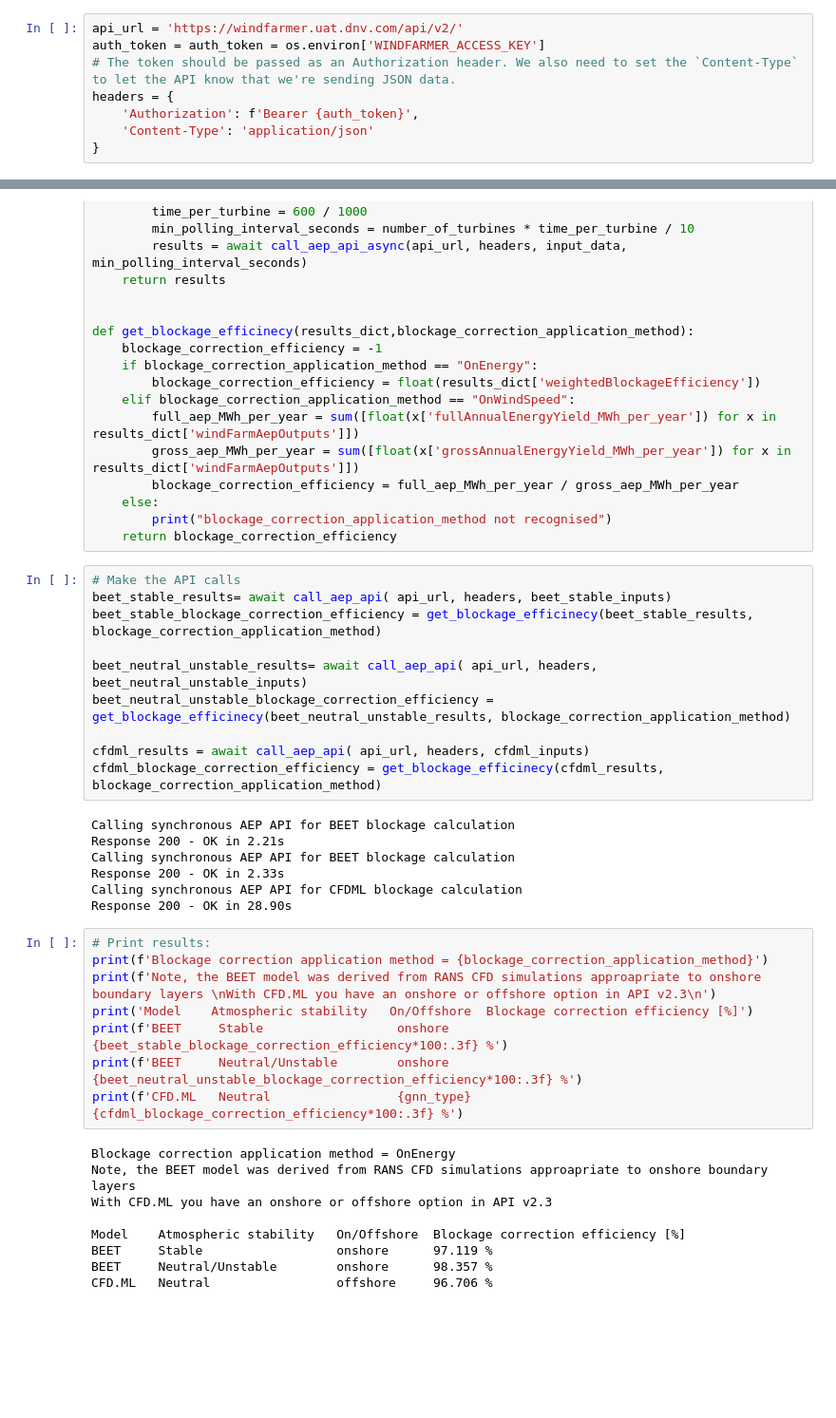
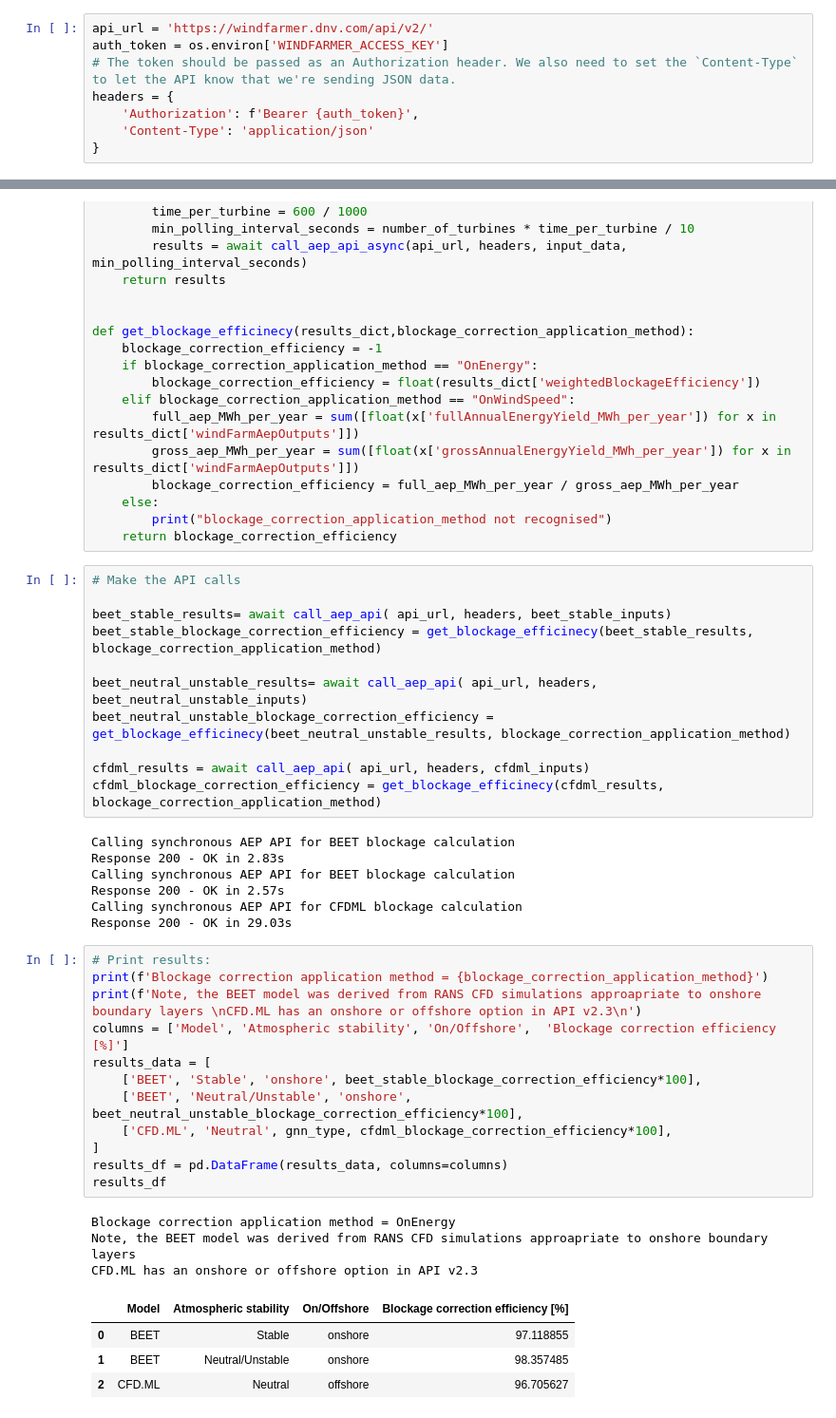
Before and after one commit to dnv-opensource/WindFarmer-automation, a Jupyter notebook: Examples/WebApi/BlockageCorrectionCFDML/cfdml_blockage_calculator.ipynb, the cells around one changed output, grey strips where cells are left out. Shown: that part at 95% size. Saved outputs shown, nothing was run; the diff lists cells and outputs as text; blank space fills up the shorter version.

```diff
--- a/Examples/WebApi/BlockageCorrectionCFDML/cfdml_blockage_calculator.ipynb
+++ b/Examples/WebApi/BlockageCorrectionCFDML/cfdml_blockage_calculator.ipynb
@@ -25,8 +31,8 @@ blockage_correction_application_method = "OnEnergy" #  "OnEnergy" / "OnWindSpeed
 To access the API you need a authorization token.
 This should be kept secure - and not added to source control, so I'm getting it from an environment variable. See setup instructions for saving your access key as an environment variable documented [here.](https://myworkspace.dnv.com/download/public/renewables/windfarmer/manuals/latest/WebAPI/Introduction/gettingStarted.html)
 # %%
-api_url = 'https://windfarmer.uat.dnv.com/api/v2/'
-auth_token = auth_token = os.environ['WINDFARMER_ACCESS_KEY']
+api_url = 'https://windfarmer.dnv.com/api/v2/'
+auth_token = os.environ['WINDFARMER_ACCESS_KEY']
 # The token should be passed as an Authorization header. We also need to set the `Content-Type` to let the API know that we're sending JSON data.
 headers = {
     'Authorization': f'Bearer {auth_token}',
@@ -177,6 +183,7 @@ def get_blockage_efficinecy(results_dict,blockage_correction_application_method)
     return blockage_correction_efficiency
 # %%
 # Make the API calls
+
 beet_stable_results= await call_aep_api( api_url, headers, beet_stable_inputs)
 beet_stable_blockage_correction_efficiency = get_blockage_efficinecy(beet_stable_results, blockage_correction_application_method)
 
@@ -187,25 +194,28 @@ cfdml_results = await call_aep_api( api_url, headers, cfdml_inputs)
 cfdml_blockage_correction_efficiency = get_blockage_efficinecy(cfdml_results, blockage_correction_application_method)
 # %% [output]
 Calling synchronous AEP API for BEET blockage calculation
-Response 200 - OK in 2.21s
+Response 200 - OK in 2.83s
 Calling synchronous AEP API for BEET blockage calculation
-Response 200 - OK in 2.33s
+Response 200 - OK in 2.57s
 Calling synchronous AEP API for CFDML blockage calculation
-Response 200 - OK in 28.90s
+Response 200 - OK in 29.03s
 # %%
 # Print results:
 print(f'Blockage correction application method = {blockage_correction_application_method}')
-print(f'Note, the BEET model was derived from RANS CFD simulations approapriate to onshore boundary layers \nWith CFD.ML you have an onshore or offshore option in API v2.3\n')
-print('Model    Atmospheric stability   On/Offshore  Blockage correction efficiency [%]')
-print(f'BEET     Stable                  onshore      {beet_stable_blockage_correction_efficiency*100:.3f} %')
-print(f'BEET     Neutral/Unstable        onshore      {beet_neutral_unstable_blockage_correction_efficiency*100:.3f} %')
-print(f'CFD.ML   Neutral                 {gnn_type}     {cfdml_blockage_correction_efficiency*100:.3f} %')
+print(f'Note, the BEET model was derived from RANS CFD simulations approapriate to onshore boundary layers \nCFD.ML has an onshore or offshore option in API v2.3\n')
+columns = ['Model', 'Atmospheric stability', 'On/Offshore',  'Blockage correction efficiency [%]']
+results_data = [
+    ['BEET', 'Stable', 'onshore', beet_stable_blockage_correction_efficiency*100],
+    ['BEET', 'Neutral/Unstable', 'onshore', beet_neutral_unstable_blockage_correction_efficiency*100],
+    ['CFD.ML', 'Neutral', gnn_type, cfdml_blockage_correction_efficiency*100],
+]
+results_df = pd.DataFrame(results_data, columns=columns)
+results_df
 # %% [output]
 Blockage correction application method = OnEnergy
 Note, the BEET model was derived from RANS CFD simulations approapriate to onshore boundary layers
-With CFD.ML you have an onshore or offshore option in API v2.3
-
-Model    Atmospheric stability   On/Offshore  Blockage correction efficiency [%]
-BEET     Stable                  onshore      97.119 %
-BEET     Neutral/Unstable        onshore      98.357 %
-CFD.ML   Neutral                 offshore     96.706 %
+CFD.ML has an onshore or offshore option in API v2.3
+|  | Model | Atmospheric stability | On/Offshore | Blockage correction efficiency [%] |
+| 0 | BEET | Stable | onshore | 97.118855 |
+| 1 | BEET | Neutral/Unstable | onshore | 98.357485 |
+| 2 | CFD.ML | Neutral | offshore | 96.705627 |
```
Also changed, not shown: parts of 3 cells of this notebook, 4 other files.
